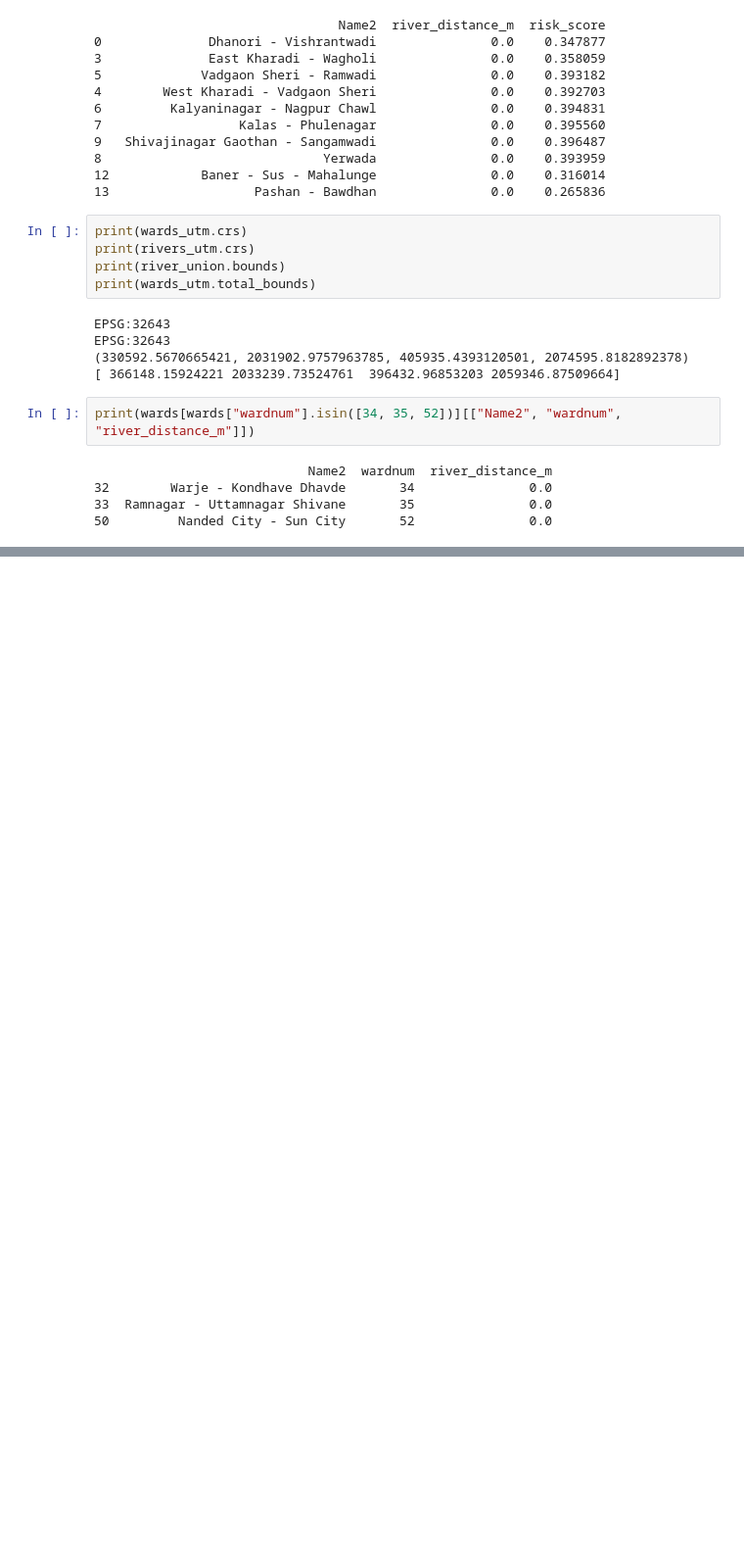
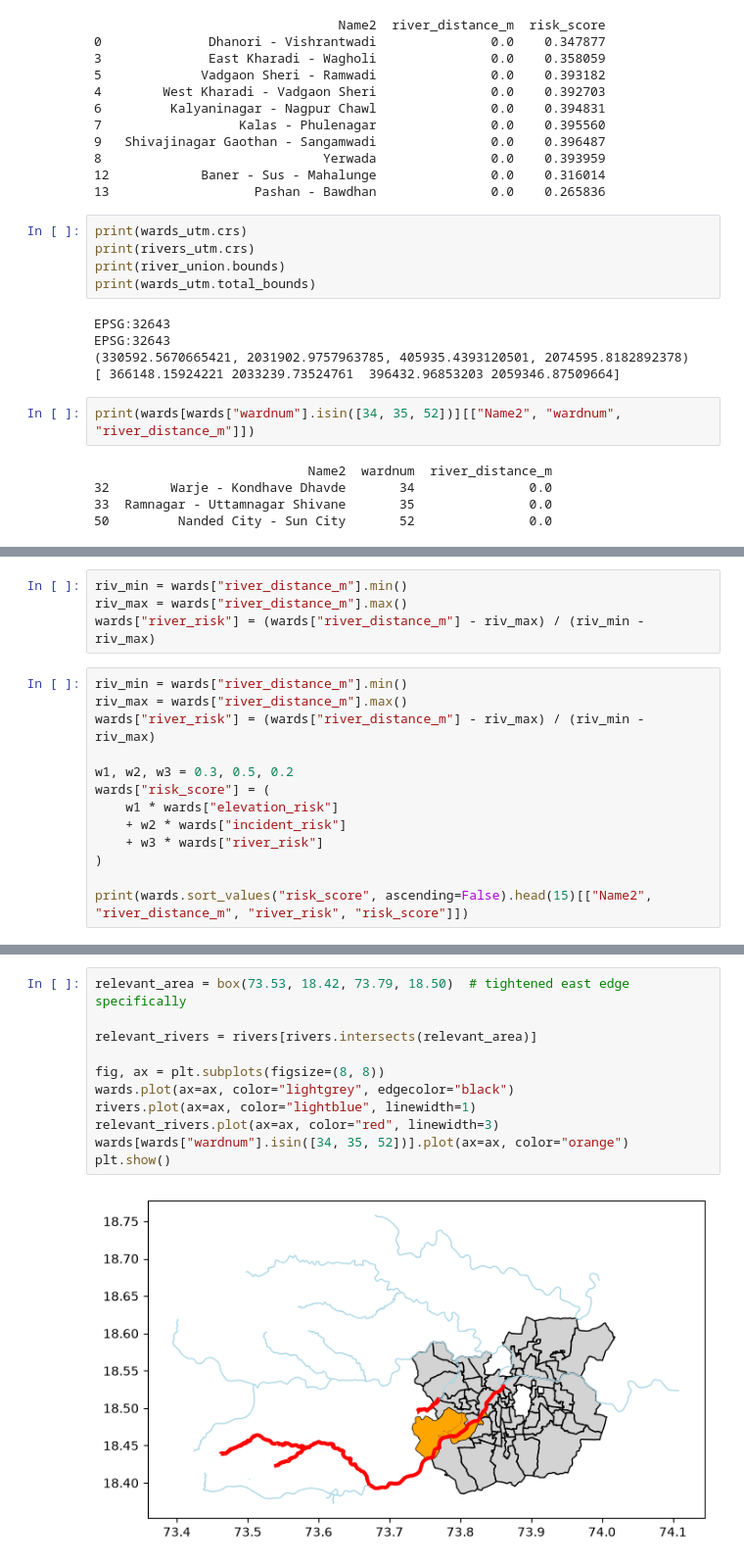
Before and after one commit to shaunaksam/flood-ews-pune, a Jupyter notebook: notebooks/06_river_distance.ipynb, the cells around one changed output, grey strips where cells are left out. Shown at 98% size. Drawn from its saved outputs; the diff is of its cells as text; blank space fills up the shorter version.

Commit message:
Add river map data 2

```diff
--- a/notebooks/06_river_distance.ipynb
+++ b/notebooks/06_river_distance.ipynb
@@ -151,0 +144,17 @@ print(wards[wards["wardnum"].isin([34, 35, 52])][["Name2", "wardnum", "river_dis
+# %%
+riv_min = wards["river_distance_m"].min()
+riv_max = wards["river_distance_m"].max()
+wards["river_risk"] = (wards["river_distance_m"] - riv_max) / (riv_min - riv_max)
+# %%
+riv_min = wards["river_distance_m"].min()
+riv_max = wards["river_distance_m"].max()
+wards["river_risk"] = (wards["river_distance_m"] - riv_max) / (riv_min - riv_max)
+
+w1, w2, w3 = 0.3, 0.5, 0.2
+wards["risk_score"] = (
+    w1 * wards["elevation_risk"]
+    + w2 * wards["incident_risk"]
+    + w3 * wards["river_risk"]
+)
+
+print(wards.sort_values("risk_score", ascending=False).head(15)[["Name2", "river_distance_m", "river_risk", "risk_score"]])
@@ -151,0 +179,13 @@ print(wards[wards["wardnum"].isin([34, 35, 52])][["Name2", "wardnum", "river_dis
+# %%
+relevant_area = box(73.53, 18.42, 73.79, 18.50)  # tightened east edge specifically
+
+relevant_rivers = rivers[rivers.intersects(relevant_area)]
+
+fig, ax = plt.subplots(figsize=(8, 8))
+wards.plot(ax=ax, color="lightgrey", edgecolor="black")
+rivers.plot(ax=ax, color="lightblue", linewidth=1)
+relevant_rivers.plot(ax=ax, color="red", linewidth=3)
+wards[wards["wardnum"].isin([34, 35, 52])].plot(ax=ax, color="orange")
+plt.show()
+# %% [output]
+[figure, added]
```
Also changed, not shown: parts of 6 cells of this notebook, 2 other files.
